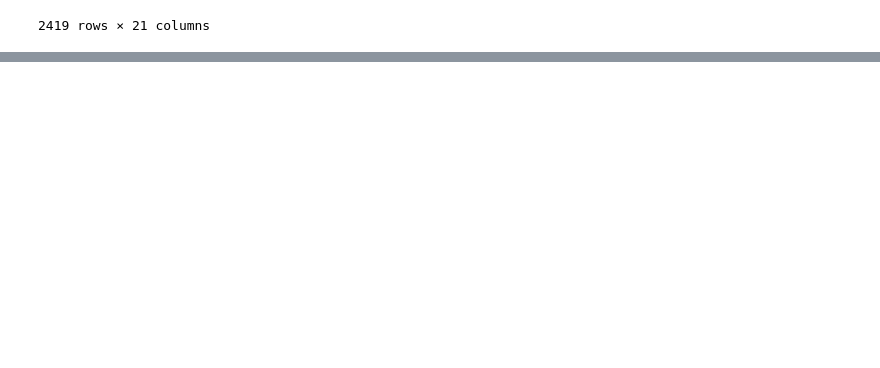
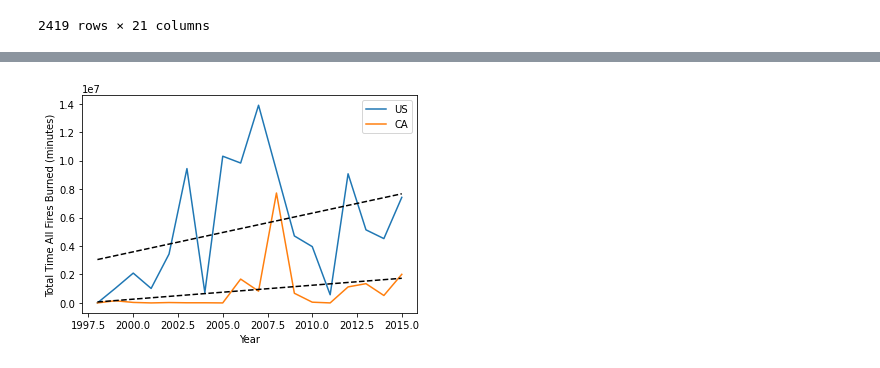
Before and after one commit to Jagjeet/fire-analysis-project, a Jupyter notebook: FireAnalysis.ipynb, the cells around one changed output, grey strips where cells are left out. Saved outputs shown, nothing was run; the diff lists cells and outputs as text; code cells hidden in the pictures; blank space fills up the shorter version.

```diff
--- a/FireAnalysis.ipynb
+++ b/FireAnalysis.ipynb
@@ -501,10 +501,8 @@ See the caveats in the documentation: https://pandas.pydata.org/pandas-docs/stab
 | 1804899 | 1804900 | 300218400 | FWS-2015USAKNORJTQ7 | 2015 | Yukon-Koyukuk | TANANA AREA FIRES COMPLEX | 15481 BERING CREEK | 112806.8 | 2457194.5 | ... |
 2419 rows × 21 columns
 # %%
-#clean data
-fire_size_date = cleaned_fire_data.loc[fire_data["Total Minutes"]>0, :]
 #total time burning per year
-fire_num = fire_size_date[["FIRE_YEAR", "Total Minutes"]]
+fire_num = cleaned_fire_data[["FIRE_YEAR", "Total Minutes"]]
 yearly_fire_num = fire_num.groupby(["FIRE_YEAR"])
 sum_fire_time = yearly_fire_num.sum()
 sum_fire_time
@@ -522 +574,31 @@ NameError: name 'sum_fire_time' is not defined
+# %%
+merged = pd.merge(sum_fire_time, cal_sum_fire_time, how='left', on="FIRE_YEAR")
+merged = merged.fillna(0)
+merged = merged.rename(columns = {"Total Minutes_x": "US"})
+merged = merged.rename(columns = {"Total Minutes_y": "CA"})
+
+ax5 = merged.plot.line()
+
+Y1 = merged["US"]
+Y2 = merged["CA"]
+X = merged.index
+
+(slope, intercept, rvalue, pvalue, stderr) = linregress(X,Y1)
+regress_values = X * slope + intercept
+line = "y = " + str(round(slope,2)) + "x + " + str(round(intercept,2))
+plt.plot(X,regress_values,'--k')
+
+(slope, intercept, rvalue, pvalue, stderr) = linregress(X,Y2)
+regress_values = X * slope + intercept
+line = "y = " + str(round(slope,2)) + "x + " + str(round(intercept,2))
+plt.plot(X,regress_values,"--k")
+
+plt.xlabel('Year')
+plt.ylabel('Total Time All Fires Burned (minutes)')
+
+
+
+plt.savefig("output/Figure11")
+# %% [output]
+[figure, added]
 # %%
```
Also changed, not shown: parts of 6 cells of this notebook.
